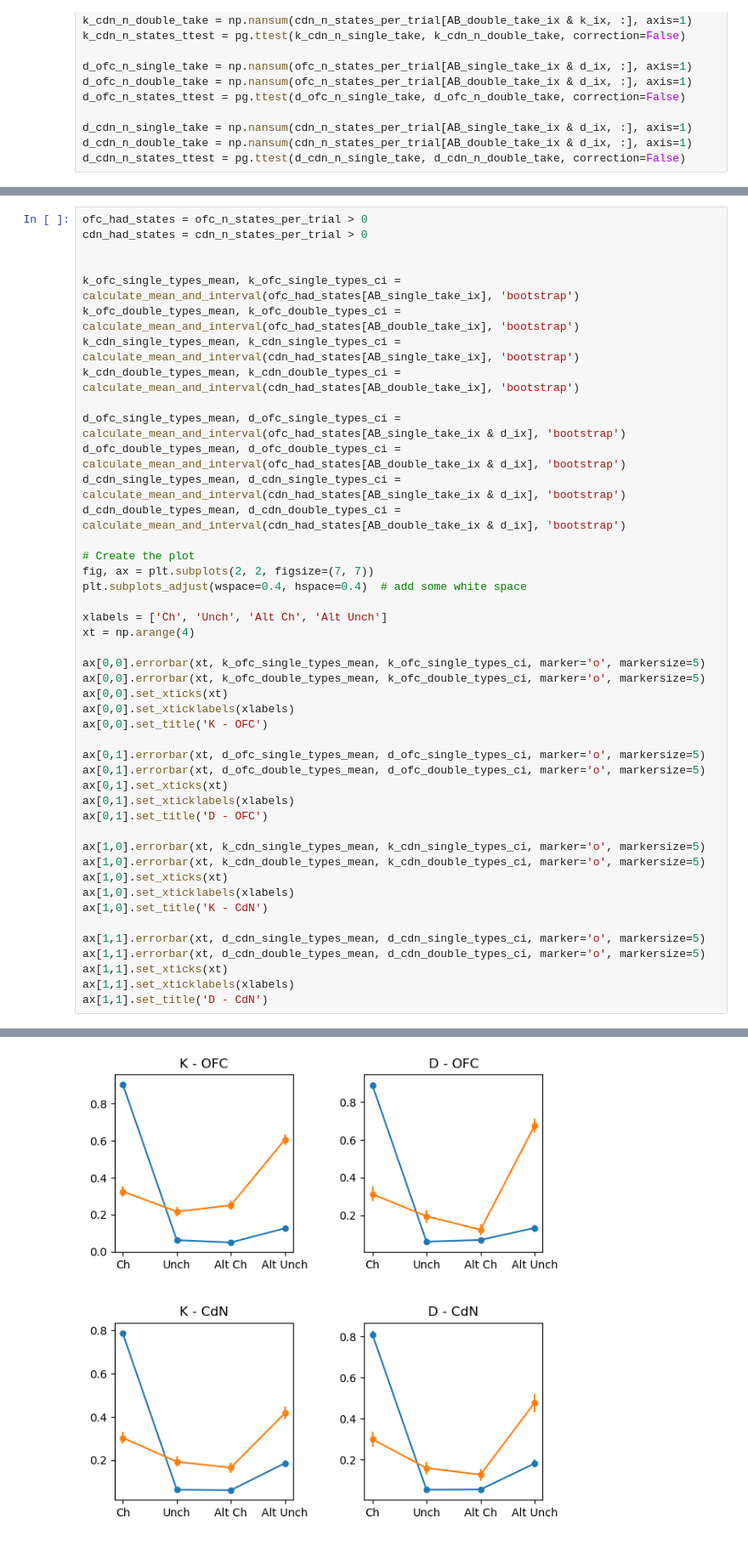
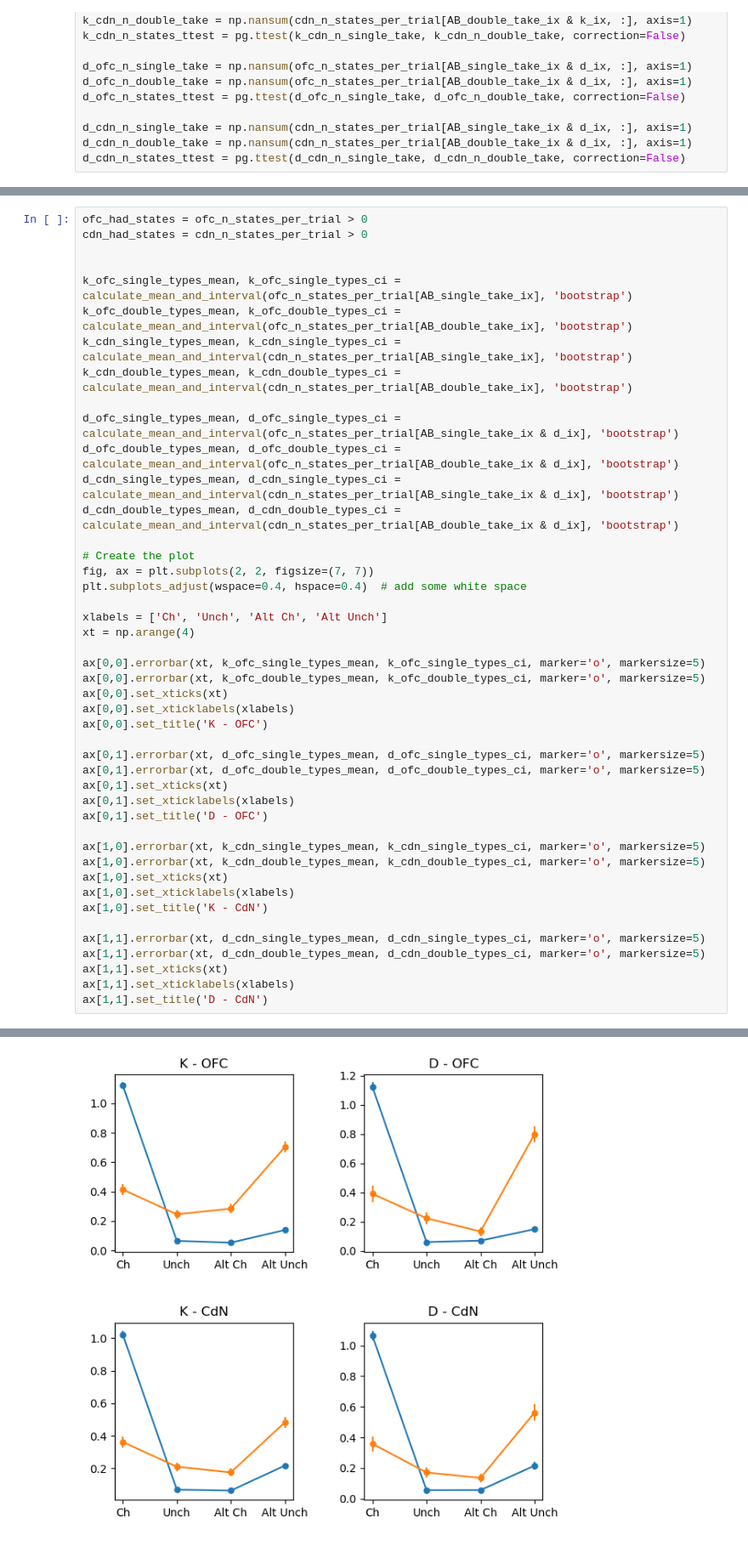
Before and after one commit to t-elston/FS_self_control, a Jupyter notebook: analysis/single_trial_decoding_sandbox.ipynb, the cells around one changed output, grey strips where cells are left out. Shown at 85% size. Drawn from its saved outputs; the diff is of its cells as text.

```diff
--- a/analysis/single_trial_decoding_sandbox.ipynb
+++ b/analysis/single_trial_decoding_sandbox.ipynb
@@ -521,49 +524,49 @@ ofc_had_states = ofc_n_states_per_trial > 0
 cdn_had_states = cdn_n_states_per_trial > 0
 
 
-k_ofc_single_types_mean, k_ofc_single_types_ci = calculate_mean_and_interval(ofc_had_states[AB_single_take_ix], 'bootstrap')
-k_ofc_double_types_mean, k_ofc_double_types_ci = calculate_mean_and_interval(ofc_had_states[AB_double_take_ix], 'bootstrap')
-k_cdn_single_types_mean, k_cdn_single_types_ci = calculate_mean_and_interval(cdn_had_states[AB_single_take_ix], 'bootstrap')
-k_cdn_double_types_mean, k_cdn_double_types_ci = calculate_mean_and_interval(cdn_had_states[AB_double_take_ix], 'bootstrap')
+k_ofc_single_types_mean, k_ofc_single_types_ci = calculate_mean_and_interval(ofc_n_states_per_trial[AB_single_take_ix], 'bootstrap')
+k_ofc_double_types_mean, k_ofc_double_types_ci = calculate_mean_and_interval(ofc_n_states_per_trial[AB_double_take_ix], 'bootstrap')
+k_cdn_single_types_mean, k_cdn_single_types_ci = calculate_mean_and_interval(cdn_n_states_per_trial[AB_single_take_ix], 'bootstrap')
+k_cdn_double_types_mean, k_cdn_double_types_ci = calculate_mean_and_interval(cdn_n_states_per_trial[AB_double_take_ix], 'bootstrap')
 
-d_ofc_single_types_mean, d_ofc_single_types_ci = calculate_mean_and_interval(ofc_had_states[AB_single_take_ix & d_ix], 'bootstrap')
-d_ofc_double_types_mean, d_ofc_double_types_ci = calculate_mean_and_interval(ofc_had_states[AB_double_take_ix & d_ix], 'bootstrap')
-d_cdn_single_types_mean, d_cdn_single_types_ci = calculate_mean_and_interval(cdn_had_states[AB_single_take_ix & d_ix], 'bootstrap')
-d_cdn_double_types_mean, d_cdn_double_types_ci = calculate_mean_and_interval(cdn_had_states[AB_double_take_ix & d_ix], 'bootstrap')
+d_ofc_single_types_mean, d_ofc_single_types_ci = calculate_mean_and_interval(ofc_n_states_per_trial[AB_single_take_ix & d_ix], 'bootstrap')
+d_ofc_double_types_mean, d_ofc_double_types_ci = calculate_mean_and_interval(ofc_n_states_per_trial[AB_double_take_ix & d_ix], 'bootstrap')
+d_cdn_single_types_mean, d_cdn_single_types_ci = calculate_mean_and_interval(cdn_n_states_per_trial[AB_single_take_ix & d_ix], 'bootstrap')
+d_cdn_double_types_mean, d_cdn_double_types_ci = calculate_mean_and_interval(cdn_n_states_per_trial[AB_double_take_ix & d_ix], 'bootstrap')
 
 # Create the plot
 fig, ax = plt.subplots(2, 2, figsize=(7, 7))
 plt.subplots_adjust(wspace=0.4, hspace=0.4)  # add some white space
 
 xlabels = ['Ch', 'Unch', 'Alt Ch', 'Alt Unch']
 xt = np.arange(4)
 
 ax[0,0].errorbar(xt, k_ofc_single_types_mean, k_ofc_single_types_ci, marker='o', markersize=5)
 ax[0,0].errorbar(xt, k_ofc_double_types_mean, k_ofc_double_types_ci, marker='o', markersize=5)
 ax[0,0].set_xticks(xt)
 ax[0,0].set_xticklabels(xlabels)
 ax[0,0].set_title('K - OFC')
 
 ax[0,1].errorbar(xt, d_ofc_single_types_mean, d_ofc_single_types_ci, marker='o', markersize=5)
 ax[0,1].errorbar(xt, d_ofc_double_types_mean, d_ofc_double_types_ci, marker='o', markersize=5)
 ax[0,1].set_xticks(xt)
 ax[0,1].set_xticklabels(xlabels)
 ax[0,1].set_title('D - OFC')
 
 ax[1,0].errorbar(xt, k_cdn_single_types_mean, k_cdn_single_types_ci, marker='o', markersize=5)
 ax[1,0].errorbar(xt, k_cdn_double_types_mean, k_cdn_double_types_ci, marker='o', markersize=5)
 ax[1,0].set_xticks(xt)
 ax[1,0].set_xticklabels(xlabels)
 ax[1,0].set_title('K - CdN')
 
 ax[1,1].errorbar(xt, d_cdn_single_types_mean, d_cdn_single_types_ci, marker='o', markersize=5)
 ax[1,1].errorbar(xt, d_cdn_double_types_mean, d_cdn_double_types_ci, marker='o', markersize=5)
 ax[1,1].set_xticks(xt)
 ax[1,1].set_xticklabels(xlabels)
 ax[1,1].set_title('D - CdN')
 # %% [output]
 Text(0.5, 1.0, 'D - CdN')
-[figure, old version]
+[figure, new version]
 # %%
 doubletake_likelihood_by_n_ofc_states = np.zeros((4, 2))
 doubletake_likelihood_by_n_ofc_states_ci = np.zeros((4, 2))
```
Also changed, not shown: parts of 5 cells of this notebook.
